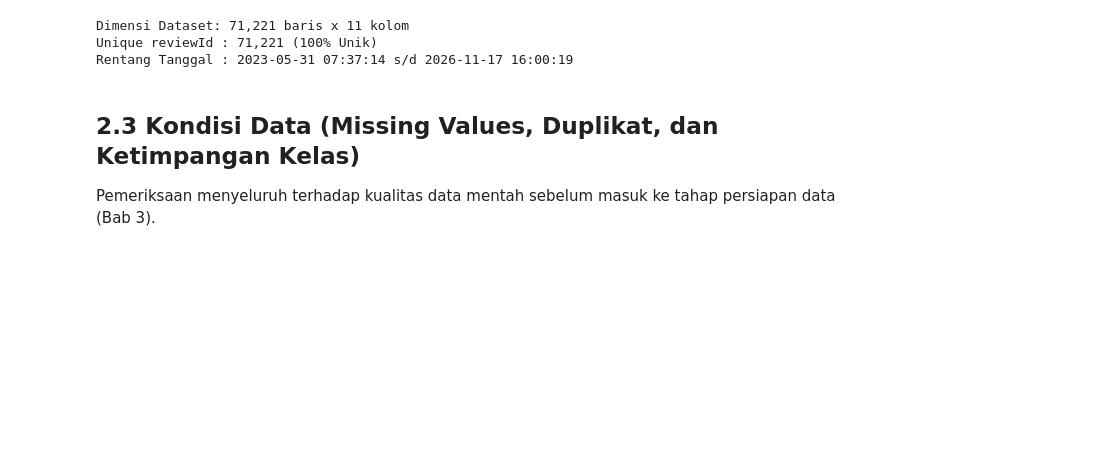
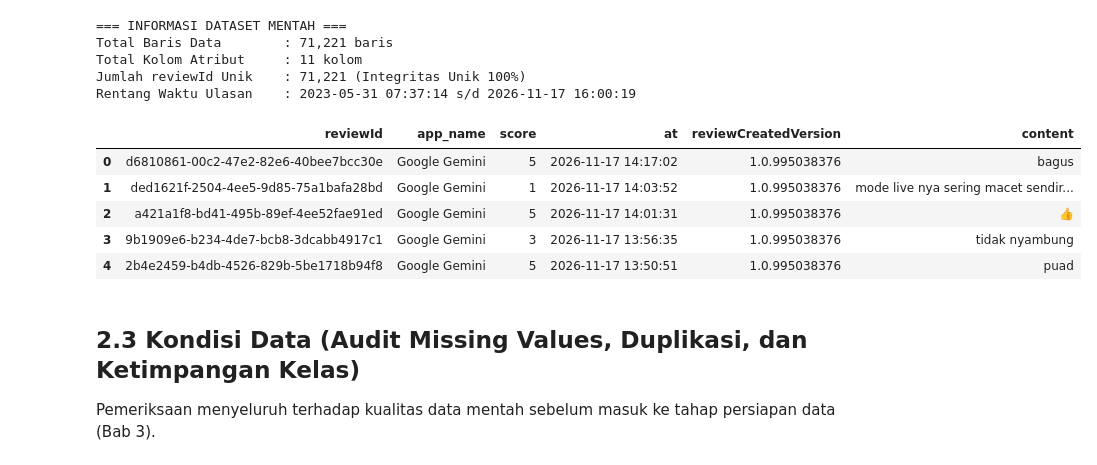
Before and after one commit to awillyam327/AM552B_GenAI_Indonesia, a Jupyter notebook: notebooks/01_Data_Understanding_dan_EDA.ipynb, the cells around one changed output. Saved outputs shown, nothing was run; the diff lists cells and outputs as text; code cells hidden in the pictures; blank space fills up the shorter version.

```diff
--- a/notebooks/01_Data_Understanding_dan_EDA.ipynb
+++ b/notebooks/01_Data_Understanding_dan_EDA.ipynb
@@ -10,19 +14,39 @@ Dataset diambil secara langsung (*100% real scraped data*) dari server **Google
 # %%
+import os
+import re
 import pandas as pd
 import numpy as np
+import matplotlib.pyplot as plt
+import seaborn as sns
+
+# Atur gaya visualisasi
+plt.rcParams['font.sans-serif'] = 'DejaVu Sans'
+plt.rcParams['axes.edgecolor'] = '#CCCCCC'
+plt.rcParams['axes.linewidth'] = 0.8
 
 RAW_CSV_PATH = '../dataset/RAW_DATASET_GENAI_INDONESIA_AM522B.csv'
 df = pd.read_csv(RAW_CSV_PATH, low_memory=False)
-print(f'Dimensi Dataset: {df.shape[0]:,} baris x {df.shape[1]} kolom')
-print(f'Unique reviewId : {df["reviewId"].nunique():,} (100% Unik)')
-print(f'Rentang Tanggal : {df["at"].min()} s/d {df["at"].max()}')
+
+print(f"=== INFORMASI DATASET MENTAH ===")
+print(f"Total Baris Data        : {len(df):,} baris")
+print(f"Total Kolom Atribut     : {df.shape[1]} kolom")
+print(f"Jumlah reviewId Unik    : {df['reviewId'].nunique():,} (Integritas Unik 100%)")
+print(f"Rentang Waktu Ulasan    : {df['at'].min()} s/d {df['at'].max()}")
 df.head(5)[['reviewId', 'app_name', 'score', 'at', 'reviewCreatedVersion', 'content']]
 # %% [output]
-Dimensi Dataset: 71,221 baris x 11 kolom
-Unique reviewId : 71,221 (100% Unik)
-Rentang Tanggal : 2023-05-31 07:37:14 s/d 2026-11-17 16:00:19
+=== INFORMASI DATASET MENTAH ===
+Total Baris Data        : 71,221 baris
+Total Kolom Atribut     : 11 kolom
+Jumlah reviewId Unik    : 71,221 (Integritas Unik 100%)
+Rentang Waktu Ulasan    : 2023-05-31 07:37:14 s/d 2026-11-17 16:00:19
+|  | reviewId | app_name | score | at | reviewCreatedVersion | content |
+| 0 | d6810861-00c2-47e2-82e6-40bee7bcc30e | Google Gemini | 5 | 2026-11-17 14:17:02 | 1.0.995038376 | bagus |
+| 1 | ded1621f-2504-4ee5-9d85-75a1bafa28bd | Google Gemini | 1 | 2026-11-17 14:03:52 | 1.0.995038376 | mode live nya sering macet sendir... |
+| 2 | a421a1f8-bd41-495b-89ef-4ee52fae91ed | Google Gemini | 5 | 2026-11-17 14:01:31 | 1.0.995038376 | 👍 |
+| 3 | 9b1909e6-b234-4de7-bcb8-3dcabb4917c1 | Google Gemini | 3 | 2026-11-17 13:56:35 | 1.0.995038376 | tidak nyambung |
+| 4 | 2b4e2459-b4db-4526-829b-5be1718b94f8 | Google Gemini | 5 | 2026-11-17 13:50:51 | 1.0.995038376 | puad |
 # %% [markdown]
-## 2.3 Kondisi Data (Missing Values, Duplikat, dan Ketimpangan Kelas)
+## 2.3 Kondisi Data (Audit Missing Values, Duplikasi, dan Ketimpangan Kelas)
 Pemeriksaan menyeluruh terhadap kualitas data mentah sebelum masuk ke tahap persiapan data (Bab 3).
 # %%
 missing_df = pd.DataFrame({
```
Also changed, not shown: parts of 14 cells of this notebook, 11 other files.
